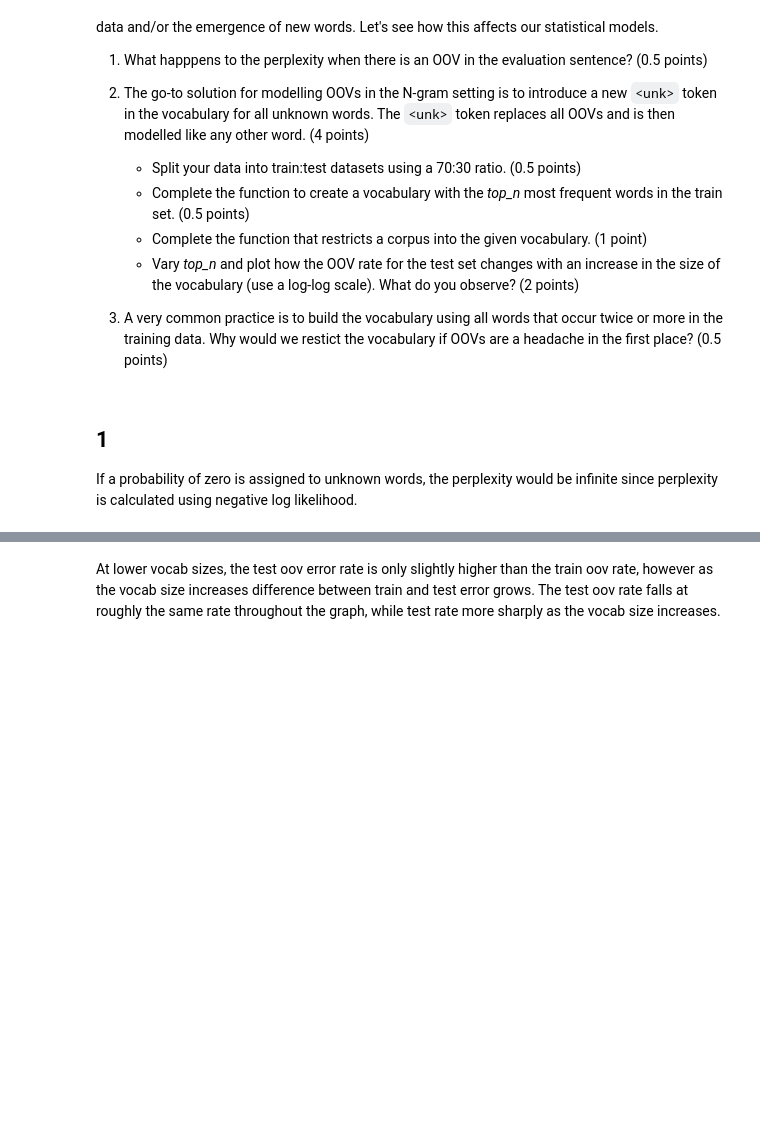
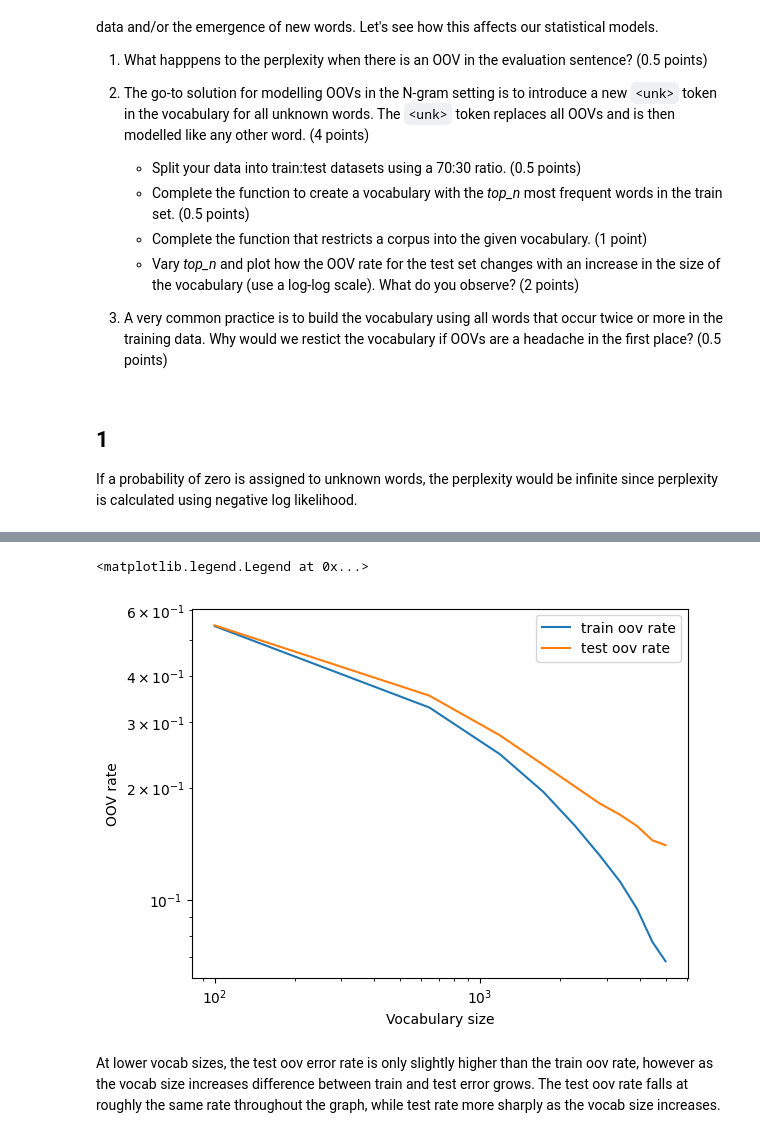
Before and after one commit to WilliamPLaCroix/SNLP-Assignments, a Jupyter notebook: Assignment_4/Assignment4.ipynb, the cells around one changed output, grey strips where cells are left out. Drawn from its saved outputs; the diff is of its cells as text; code cells hidden in the pictures; blank space fills up the shorter version.

```diff
--- a/Assignment_4/Assignment4.ipynb
+++ b/Assignment_4/Assignment4.ipynb
@@ -49,11 +49,11 @@ train,test=oov.train_test_split(corpus)
 
 train_rates = []
 test_rates = []
+X = np.linspace(100,5000,10,dtype=int)
 
-for top_n in np.linspace(100,5000,10,dtype=int):
+for top_n in X:
   # Create Vocabulary with most popular words in the train set
   vocab=oov.make_vocab(train,top_n)
-
 
   # Force the train data and test data into this vocabulary by replacement with '<unk>'
   vocabulary_restricted_train=oov.restrict_vocab(train,vocab)
@@ -71,9 +71,14 @@ for top_n in np.linspace(100,5000,10,dtype=int):
 # %%
 import matplotlib.pyplot as plt
 plt.figure("plot")
-plt.loglog(train_rates, label="train oov rate")
-plt.loglog(test_rates, label="test oov rate")
+plt.loglog(X, train_rates, label="train oov rate")
+plt.loglog(X, test_rates, label="test oov rate")
+plt.xlabel("Vocabulary size")
+plt.ylabel("OOV rate")
 plt.legend()
+# %% [output]
+<matplotlib.legend.Legend at 0x...>
+[figure, added]
 # %% [markdown]
 At lower vocab sizes, the test oov error rate is only slightly higher than the train oov rate, however as the vocab size increases difference between train and test error grows. The test oov rate falls at roughly the same rate throughout the graph, while test rate more sharply as the vocab size increases.
 # %% [markdown]
```
Also changed, not shown: parts of 9 cells of this notebook, 1 other file.
